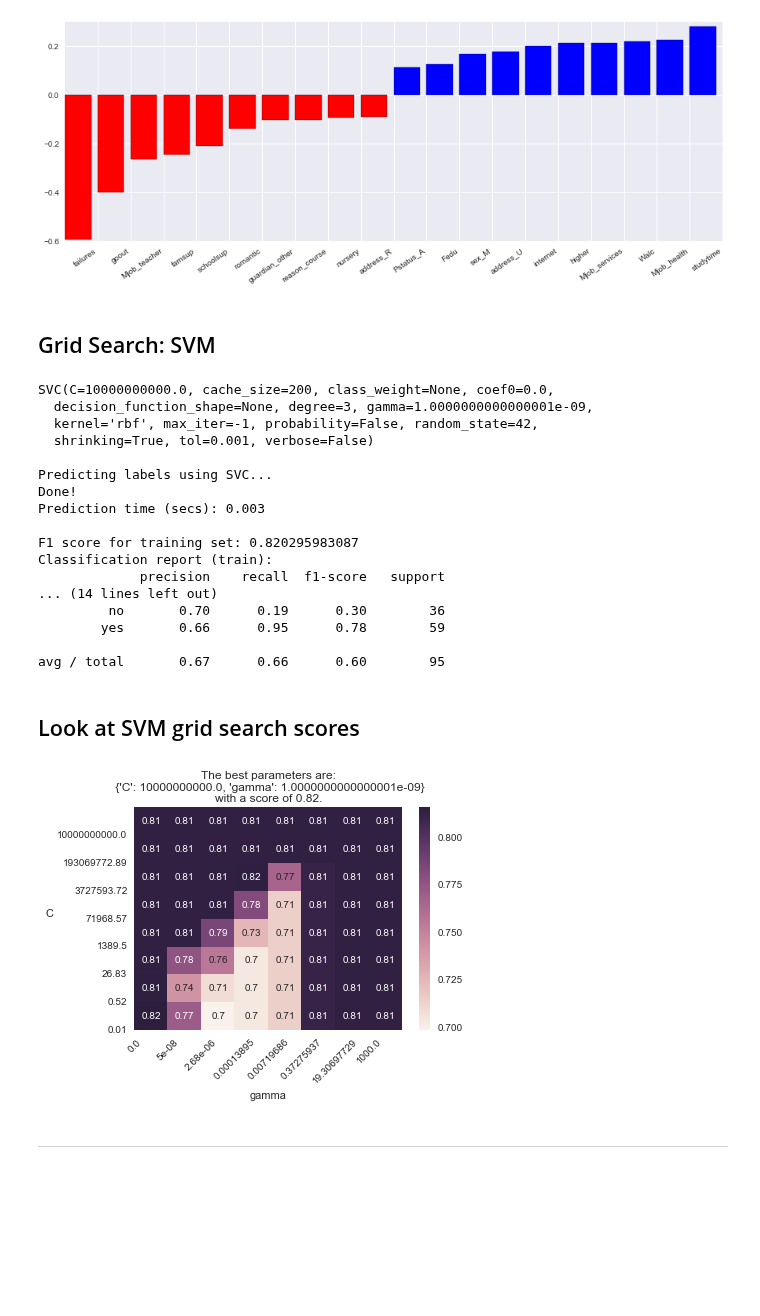
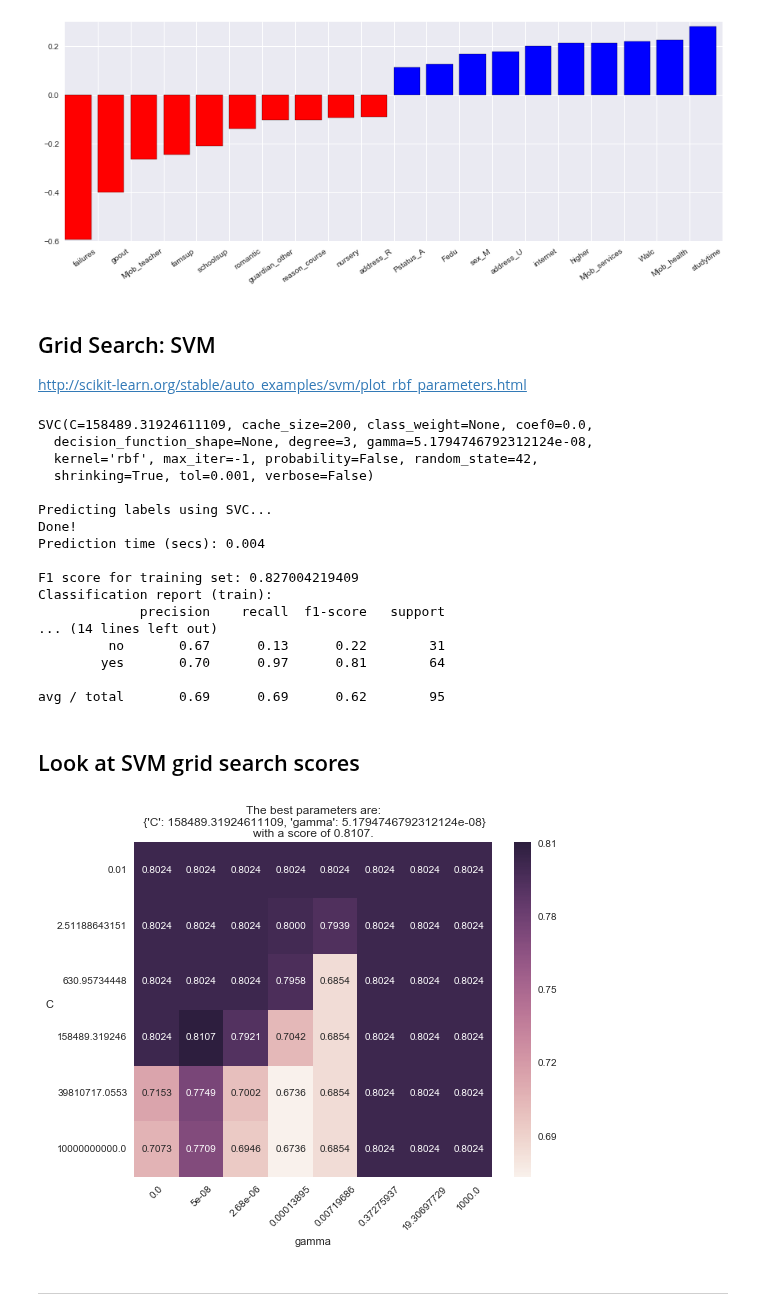
Before and after one commit to kcbighuge/p2-student-intervention, a Jupyter notebook: student_intervention.ipynb, the cells around one changed output. Saved outputs shown, nothing was run; the diff lists cells and outputs as text; code cells hidden in the pictures; blank space fills up the shorter version.

Commit message:
fix ylabels of grid search heatmap

```diff
--- a/student_intervention.ipynb
+++ b/student_intervention.ipynb
@@ -335,19 +293,0 @@ F1 score for test set: 0.828947368421
-# %%
-# TODO: Train and predict using two other models
-
-# k-Nearest Neighbor (k-NN) model
-from sklearn.neighbors import KNeighborsClassifier
-clf = KNeighborsClassifier()
-
-# Fit model to training data
-train_classifier(clf, X_train, y_train)
-
-# Predict on training set and compute F1 score
-train_f1_score = predict_labels(clf, X_train, y_train)
-print "F1 score for training set: {}".format(train_f1_score)
-
-# Predict on test data
-print "F1 score for test set: {}".format(predict_labels(clf, X_test, y_test))
-
-# Train and predict using different training set sizes
-train_predict_size(clf, 3)
@@ -478,8 +400,8 @@ def tune_clf_model(clf, parameters, scorer, cv=None, rand=0):
     reg = grid_search.GridSearchCV(clf, parameters, scoring=scorer, cv=cv)
 
     # Shuffle the data using different random_state values
-    X_train, X_test, y_train, y_test = cross_validation.train_test_split(X_all, y_all, \
-                                                                     test_size=int(num_test), random_state=rand)
+    X_train, X_test, y_train, y_test = cross_validation.train_test_split(X_all, y_all, stratify=y_all,
+                                                                         test_size=int(num_test), random_state=rand)
 
     # find best estimator
     reg.fit(X_train, y_train)
@@ -542,9 +464,10 @@ def visualize_coefficients(classifier, feature_names, n_features=10):
 visualize_coefficients(est, X_train.columns)
 # %% [output]
 [figure]
-# %% [markdown]
-Grid Search: SVM
------------
+# %% [markdown]
+Grid Search: SVM
+-----------
+http://scikit-learn.org/stable/auto_examples/svm/plot_rbf_parameters.html
 # %%
 # normalize features
 from sklearn.preprocessing import Normalizer
@@ -556,52 +479,54 @@ X_test = normer.transform(X_test)
 clf = svm.SVC(random_state=42)
 
 # tune params
-C_range = np.logspace(-2, 10, 8)
+C_range = np.logspace(-2, 10, 6)
 gamma_range = np.logspace(-9, 3, 8)
 parameters = dict(gamma=gamma_range, C=C_range)
 
 est_svm, grid_obj = tune_clf_model(clf, parameters, f1_scorer, cv=5)
 # %% [output]
-SVC(C=10000000000.0, cache_size=200, class_weight=None, coef0=0.0,
-  decision_function_shape=None, degree=3, gamma=1.0000000000000001e-09,
+SVC(C=158489.31924611109, cache_size=200, class_weight=None, coef0=0.0,
+  decision_function_shape=None, degree=3, gamma=5.1794746792312124e-08,
   kernel='rbf', max_iter=-1, probability=False, random_state=42,
   shrinking=True, tol=0.001, verbose=False)
 
 Predicting labels using SVC...
 Done!
-Prediction time (secs): 0.003
+Prediction time (secs): 0.004
 
-F1 score for training set: 0.820295983087
+F1 score for training set: 0.827004219409
 Classification report (train):
              precision    recall  f1-score   support
 ... (14 lines left out)
-         no       0.70      0.19      0.30        36
-        yes       0.66      0.95      0.78        59
+         no       0.67      0.13      0.22        31
+        yes       0.70      0.97      0.81        64
 
-avg / total       0.67      0.66      0.60        95
+avg / total       0.69      0.69      0.62        95
 # %% [markdown]
 Look at SVM grid search scores
 -------
 # %%
 # heatmap of best scores
 import matplotlib.pyplot as plt
 %matplotlib inline
 import seaborn as sns
 
 scores = [x[1] for x in grid_obj.grid_scores_]
 scores = np.array(scores).reshape(len(C_range), len(gamma_range))
 
-ax = sns.heatmap(scores, annot=True)
+fig, ax = plt.subplots(figsize=(8,6))
+
+ax = sns.heatmap(scores, annot=True, fmt=".4f")
 ax.set_xlabel('gamma')
 ax.set_ylabel('C', rotation=0)
 ax.yaxis.labelpad = 8
-plt.xticks(np.arange(len(gamma_range)), gamma_range.round(8), rotation=45, ha='center')
-plt.yticks(np.arange(len(C_range)), C_range.round(2), rotation=0)
-plt.title("The best parameters are:\n {}\nwith a score of {:0.2f}.".format(
+ax.set_xticklabels(gamma_range.round(8), rotation=45, ha='center')
+ax.set_yticklabels(C_range[::-1], rotation=0, va='center')
+ax.set_title("The best parameters are:\n {}\nwith a score of {:0.4f}.".format(
         grid_obj.best_params_, grid_obj.best_score_)
          );
 # %% [output]
-[figure, old version]
+[figure, new version]
 # %% [markdown]
 
 ---
```
Also changed, not shown: parts of 8 cells of this notebook.
